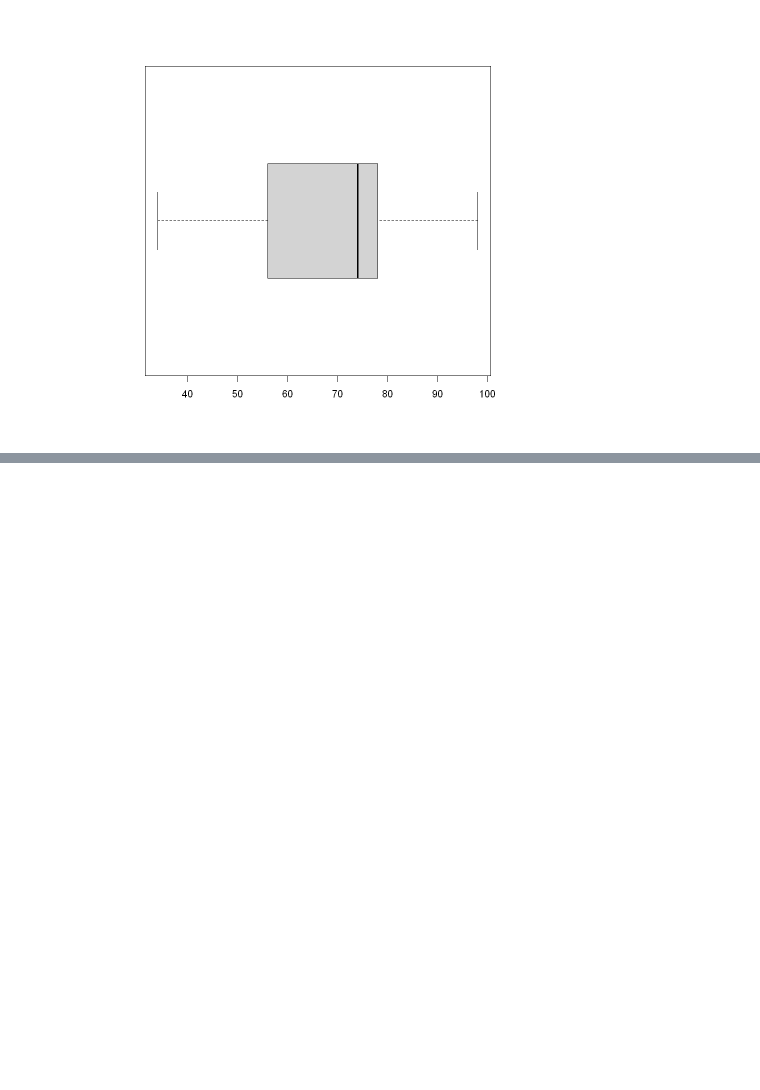
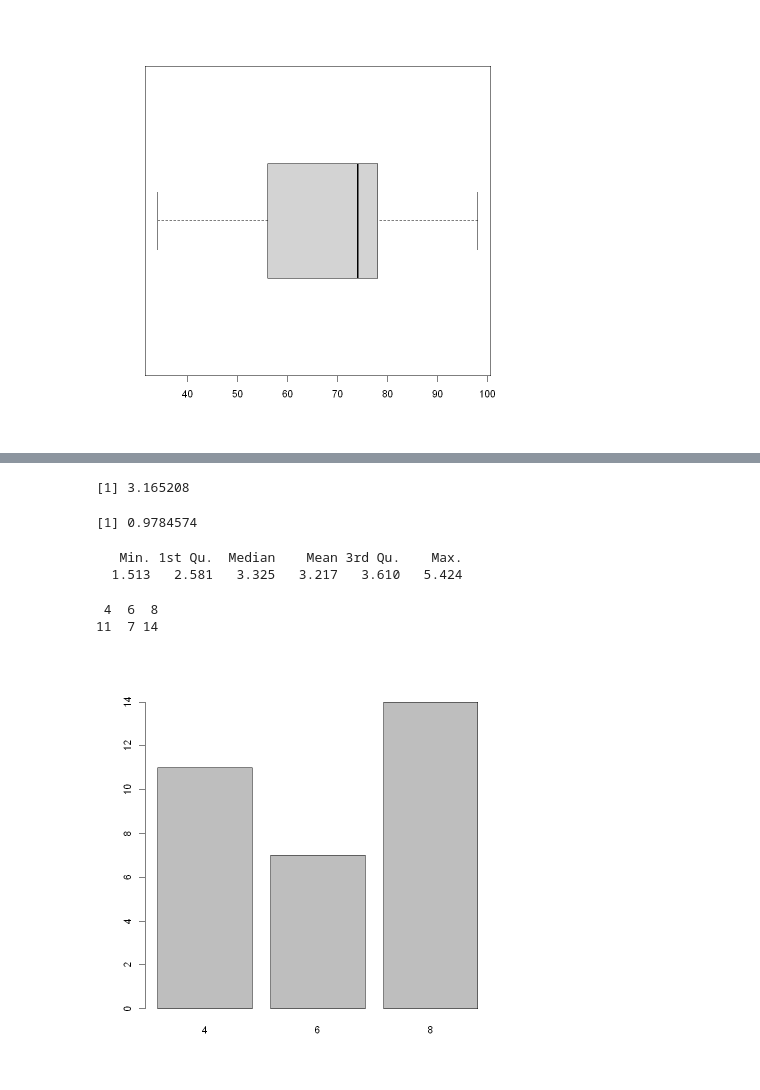
Before and after one commit to layla-focalors/r_learning_mx, a Jupyter notebook: ipcian/Layla.ipynb, the cells around one changed output, grey strips where cells are left out. Saved outputs shown, nothing was run; the diff lists cells and outputs as text; code cells hidden in the pictures; blank space fills up the shorter version.

```diff
--- a/ipcian/Layla.ipynb
+++ b/ipcian/Layla.ipynb
@@ -1137,0 +1235,23 @@ boxplot(x, horizontal = T)
+# %%
+mean(wt, trim = 0.15)
+# %% [output]
+[1] 3.165208
+# %%
+sd(wt)
+# %% [output]
+[1] 0.9784574
+# %%
+summary(wt)
+# %% [output]
+   Min. 1st Qu.  Median    Mean 3rd Qu.    Max.
+  1.513   2.581   3.325   3.217   3.610   5.424
+# %%
+az = table(mtcars$cyl)
+az
+# %% [output]
+ 4  6  8
+11  7 14
+# %%
+barplot(az)
+# %% [output]
+[figure, added]
```
Also changed, not shown: parts of 40 cells of this notebook.
